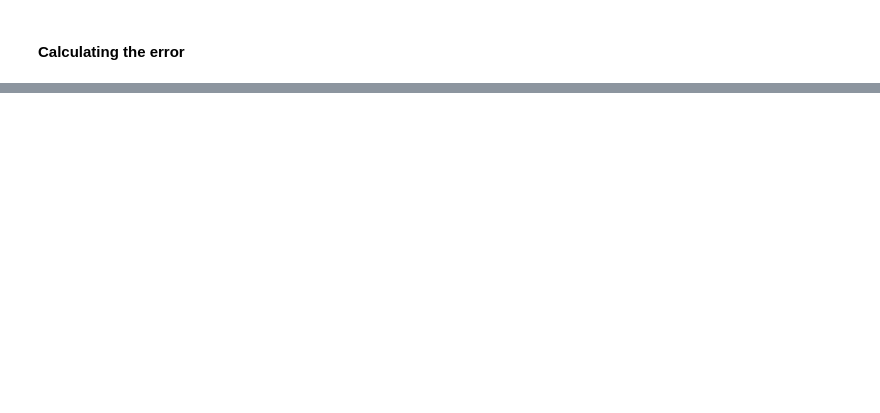
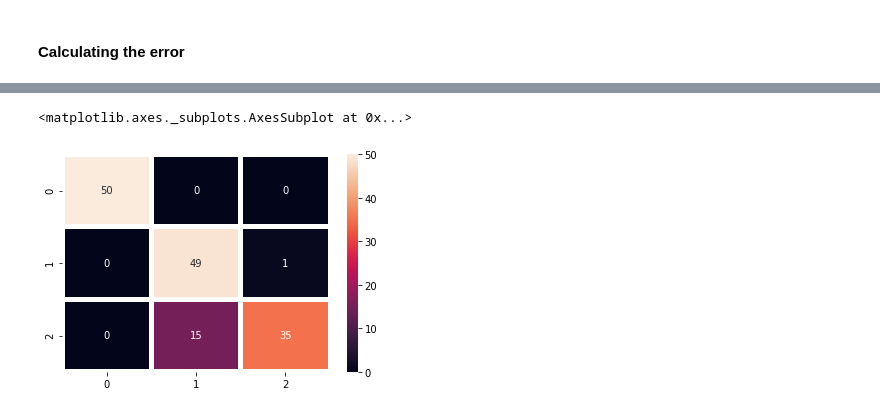
Before and after one commit to sravya273/ML-Practice-Projects, a Jupyter notebook: Clustering Iris dataset/agglomerative clustering - iris dataset.ipynb, the cells around one changed output, grey strips where cells are left out. Saved outputs shown, nothing was run; the diff lists cells and outputs as text; code cells hidden in the pictures; blank space fills up the shorter version.

```diff
--- a/Clustering Iris dataset/agglomerative clustering - iris dataset.ipynb
+++ b/Clustering Iris dataset/agglomerative clustering - iris dataset.ipynb
@@ -120,0 +134,16 @@ abs_error
+# %%
+from sklearn.utils.linear_assignment_ import linear_assignment
+import numpy as np
+
+def _make_cost_m(cm):
+    s = np.max(cm)
+    return (- cm + s)
+
+indexes = linear_assignment(_make_cost_m(cfm))
+js = [e[1] for e in sorted(indexes, key=lambda x: x[0])]
+cm2 = cfm[:, js]
+# %%
+sns.heatmap(cm2, annot = True,  linewidths=4)
+# %% [output]
+<matplotlib.axes._subplots.AxesSubplot at 0x...>
+[figure, added]
```
Also changed, not shown: parts of 6 cells of this notebook.
